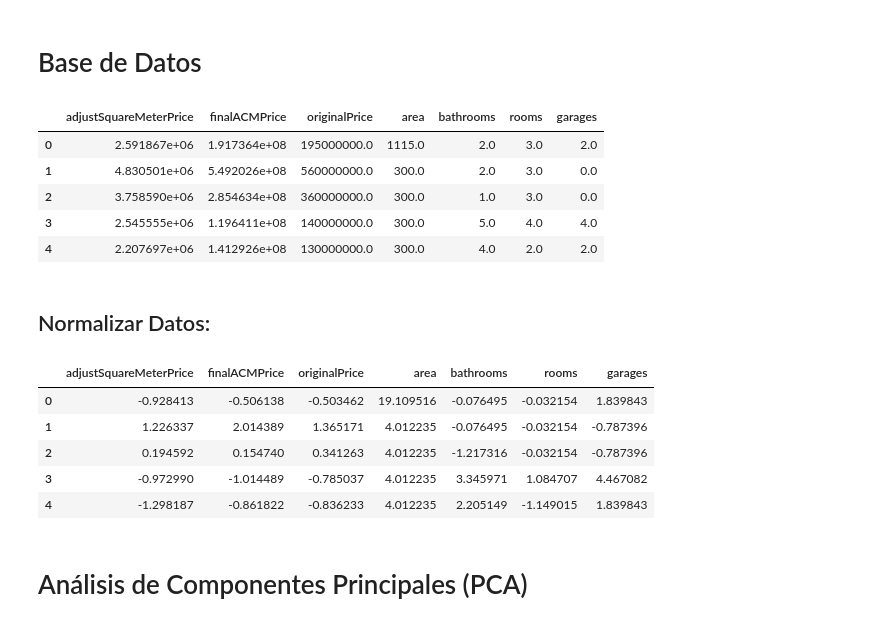
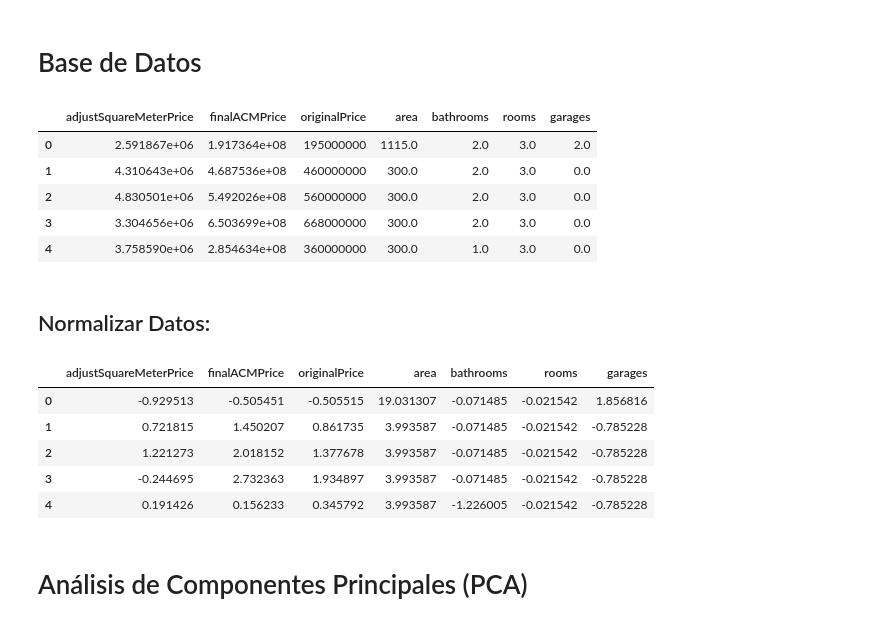
Before and after one commit to barrios420/PCA_K-MEANS, a Jupyter notebook: K-Means.ipynb, the cells around one changed output. Saved outputs shown, nothing was run; the diff lists cells and outputs as text; code cells hidden in the pictures.

```diff
--- a/K-Means.ipynb
+++ b/K-Means.ipynb
@@ -20,18 +20,18 @@ plt.style.use('ggplot')
 # %%
 datos = pd.read_csv('datos_depurados.csv')
 
 df = pd.DataFrame(datos)
 df.City = df.City.astype('category')
 df.type = df.type.astype('category')
-df2 = df.iloc[:, [1, 2, 3, 4, 5, 6, 7]]
+df2 = df.iloc[:, [2, 3, 4, 5, 6, 7,8]]
 df2.head()
 # %% [output]
 |  | adjustSquareMeterPrice | finalACMPrice | originalPrice | area | bathrooms | rooms | garages |
-| 0 | 2.591867e+06 | 1.917364e+08 | 195000000.0 | 1115.0 | 2.0 | 3.0 | 2.0 |
-| 1 | 4.830501e+06 | 5.492026e+08 | 560000000.0 | 300.0 | 2.0 | 3.0 | 0.0 |
-| 2 | 3.758590e+06 | 2.854634e+08 | 360000000.0 | 300.0 | 1.0 | 3.0 | 0.0 |
-| 3 | 2.545555e+06 | 1.196411e+08 | 140000000.0 | 300.0 | 5.0 | 4.0 | 4.0 |
-| 4 | 2.207697e+06 | 1.412926e+08 | 130000000.0 | 300.0 | 4.0 | 2.0 | 2.0 |
+| 0 | 2.591867e+06 | 1.917364e+08 | 195000000 | 1115.0 | 2.0 | 3.0 | 2.0 |
+| 1 | 4.310643e+06 | 4.687536e+08 | 460000000 | 300.0 | 2.0 | 3.0 | 0.0 |
+| 2 | 4.830501e+06 | 5.492026e+08 | 560000000 | 300.0 | 2.0 | 3.0 | 0.0 |
+| 3 | 3.304656e+06 | 6.503699e+08 | 668000000 | 300.0 | 2.0 | 3.0 | 0.0 |
+| 4 | 3.758590e+06 | 2.854634e+08 | 360000000 | 300.0 | 1.0 | 3.0 | 0.0 |
 # %% [markdown]
 ## Normalizar Datos:
 # %%
@@ -42,11 +42,11 @@ df_mean_norm = mean_norm(df2)
 df_mean_norm.head()
 # %% [output]
 |  | adjustSquareMeterPrice | finalACMPrice | originalPrice | area | bathrooms | rooms | garages |
-| 0 | -0.928413 | -0.506138 | -0.503462 | 19.109516 | -0.076495 | -0.032154 | 1.839843 |
-| 1 | 1.226337 | 2.014389 | 1.365171 | 4.012235 | -0.076495 | -0.032154 | -0.787396 |
-| 2 | 0.194592 | 0.154740 | 0.341263 | 4.012235 | -1.217316 | -0.032154 | -0.787396 |
-| 3 | -0.972990 | -1.014489 | -0.785037 | 4.012235 | 3.345971 | 1.084707 | 4.467082 |
-| 4 | -1.298187 | -0.861822 | -0.836233 | 4.012235 | 2.205149 | -1.149015 | 1.839843 |
+| 0 | -0.929513 | -0.505451 | -0.505515 | 19.031307 | -0.071485 | -0.021542 | 1.856816 |
+| 1 | 0.721815 | 1.450207 | 0.861735 | 3.993587 | -0.071485 | -0.021542 | -0.785228 |
+| 2 | 1.221273 | 2.018152 | 1.377678 | 3.993587 | -0.071485 | -0.021542 | -0.785228 |
+| 3 | -0.244695 | 2.732363 | 1.934897 | 3.993587 | -0.071485 | -0.021542 | -0.785228 |
+| 4 | 0.191426 | 0.156233 | 0.345792 | 3.993587 | -1.226005 | -0.021542 | -0.785228 |
 # %% [markdown]
 # Análisis de Componentes Principales (PCA)
 # %% [markdown]
```
Also changed, not shown: parts of 11 cells of this notebook, 2 other files.
